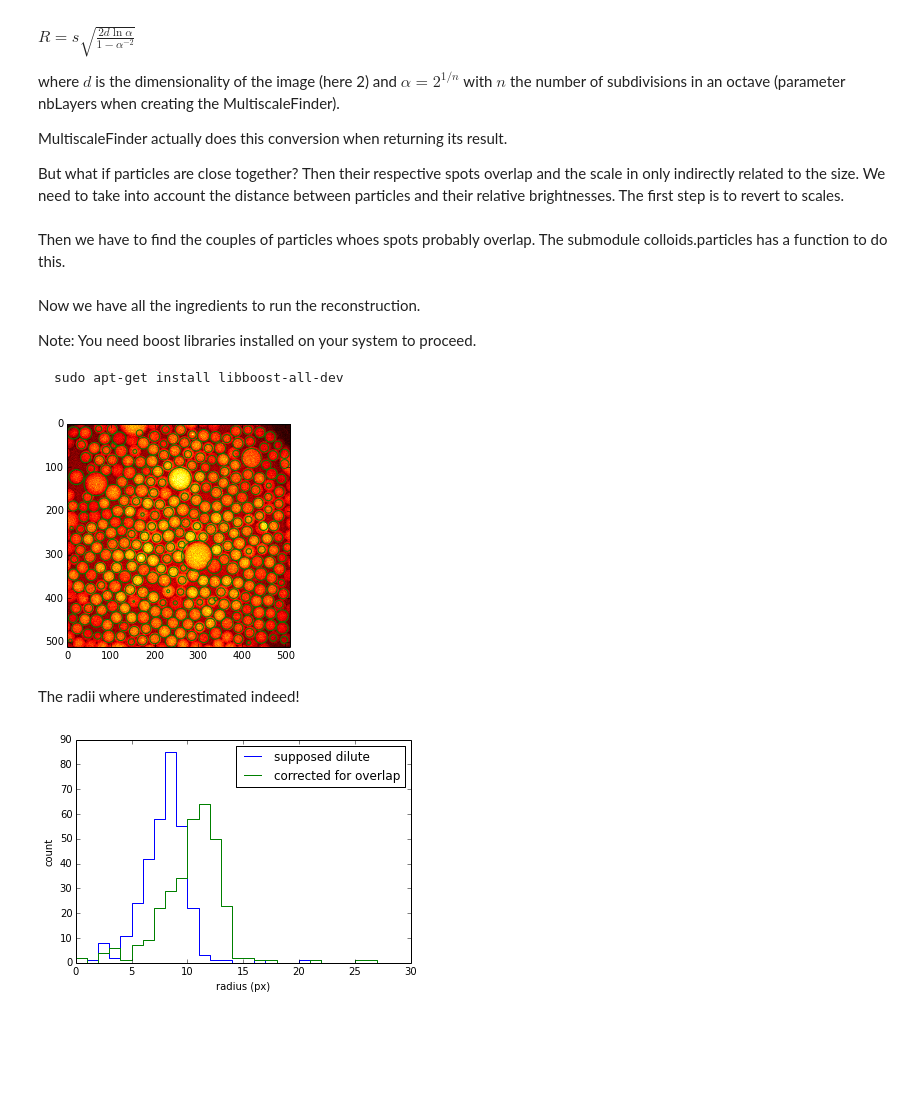
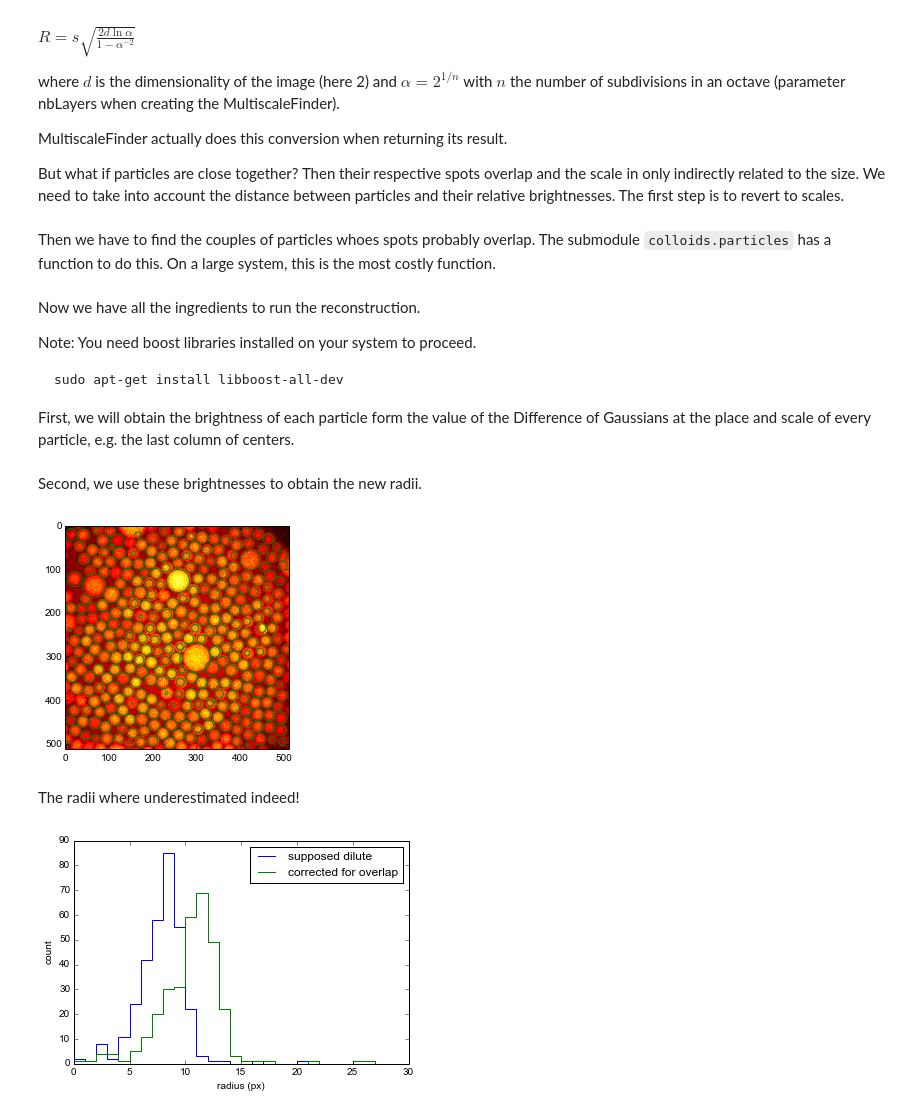
Before and after one commit to MathieuLeocmach/colloids, a Jupyter notebook: python/colloids/notebooks/Multiscale.ipynb, the cells around one changed output. Drawn from its saved outputs; the diff is of its cells as text; code cells hidden in the pictures; blank space fills up the shorter version.

Commit message:
Use solve_intensities

```diff
--- a/python/colloids/notebooks/Multiscale.ipynb
+++ b/python/colloids/notebooks/Multiscale.ipynb
@@ -127,7 +127,7 @@ But what if particles are close together? Then their respective spots overlap an
 # %%
 s = track.radius2sigma(centers[:,-2], dim=2)
 # %% [markdown]
-Then we have to find the couples of particles whoes spots probably overlap. The submodule colloids.particles has a function to do this.
+Then we have to find the couples of particles whoes spots probably overlap. The submodule `colloids.particles` has a function to do this. On a large system, this is the most costly function.
 # %%
 from colloids.particles import get_bonds
 bonds, dists = get_bonds(positions=centers[:,:-2], radii=centers[:,-2], maxdist=3.0)
@@ -137,12 +137,18 @@ Now we have all the ingredients to run the reconstruction.
 Note: You need boost libraries installed on your system to proceed.
 
     sudo apt-get install libboost-all-dev
+
+First, we will obtain the brightness of each particle form the value of the Difference of Gaussians at the place and scale of every particle, e.g. the last column of centers.
+# %%
+brights1 = track.solve_intensities(s, bonds, dists, centers[:,-1])
+# %% [markdown]
+Second, we use these brightnesses to obtain the new radii.
 # %%
-radii1 = track.global_rescale_intensity(s, bonds, dists, centers[:,-1])
+radii1 = track.global_rescale_intensity(s, bonds, dists, brights1)
 draw_circles(centers[:,0], centers[:,1], radii1, facecolor='none', edgecolor='g')
 plt.imshow(im, 'hot');
 # %% [output]
-[figure, old version]
+[figure, new version]
 # %% [markdown]
 The radii where underestimated indeed!
 # %%
@@ -153,4 +159,4 @@ plt.xlabel('radius (px)');
 plt.ylabel('count');
 plt.legend(loc='upper right');
 # %% [output]
-[figure, old version]
+[figure, new version]
```
Also changed, not shown: parts of 10 cells of this notebook.
